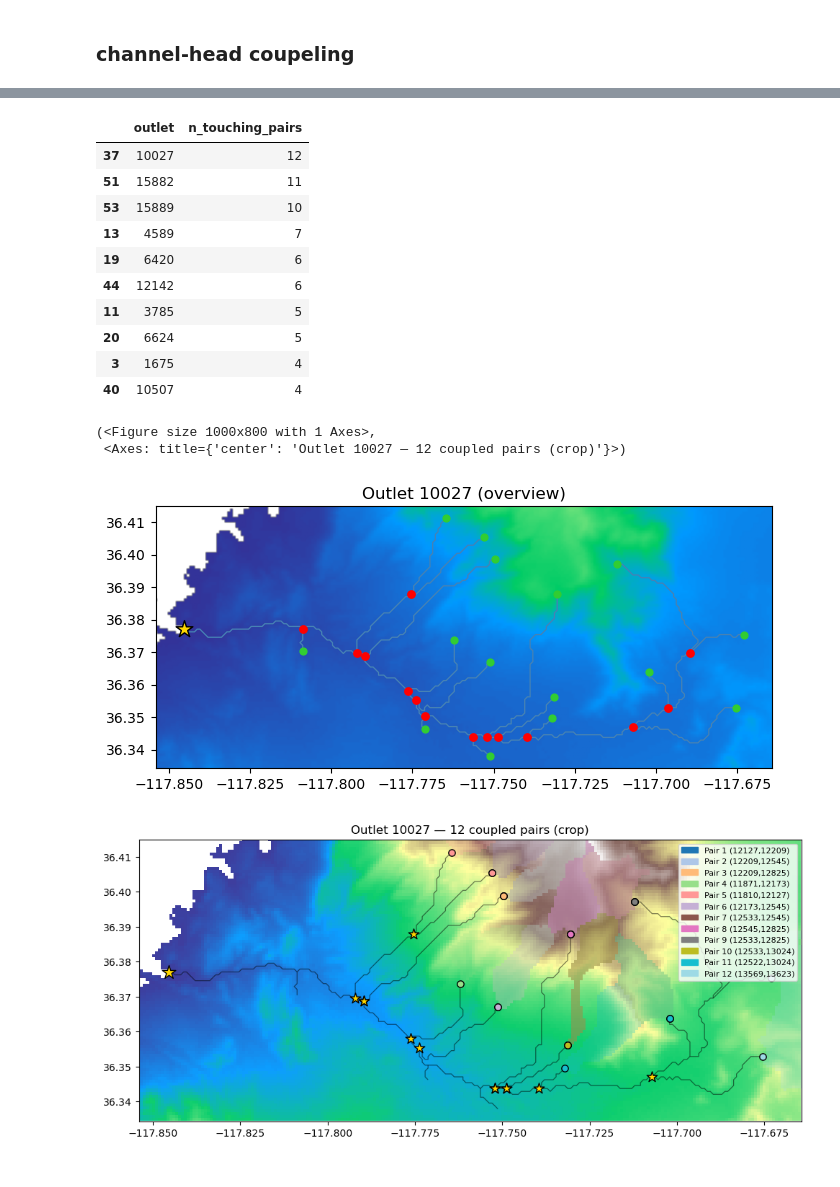
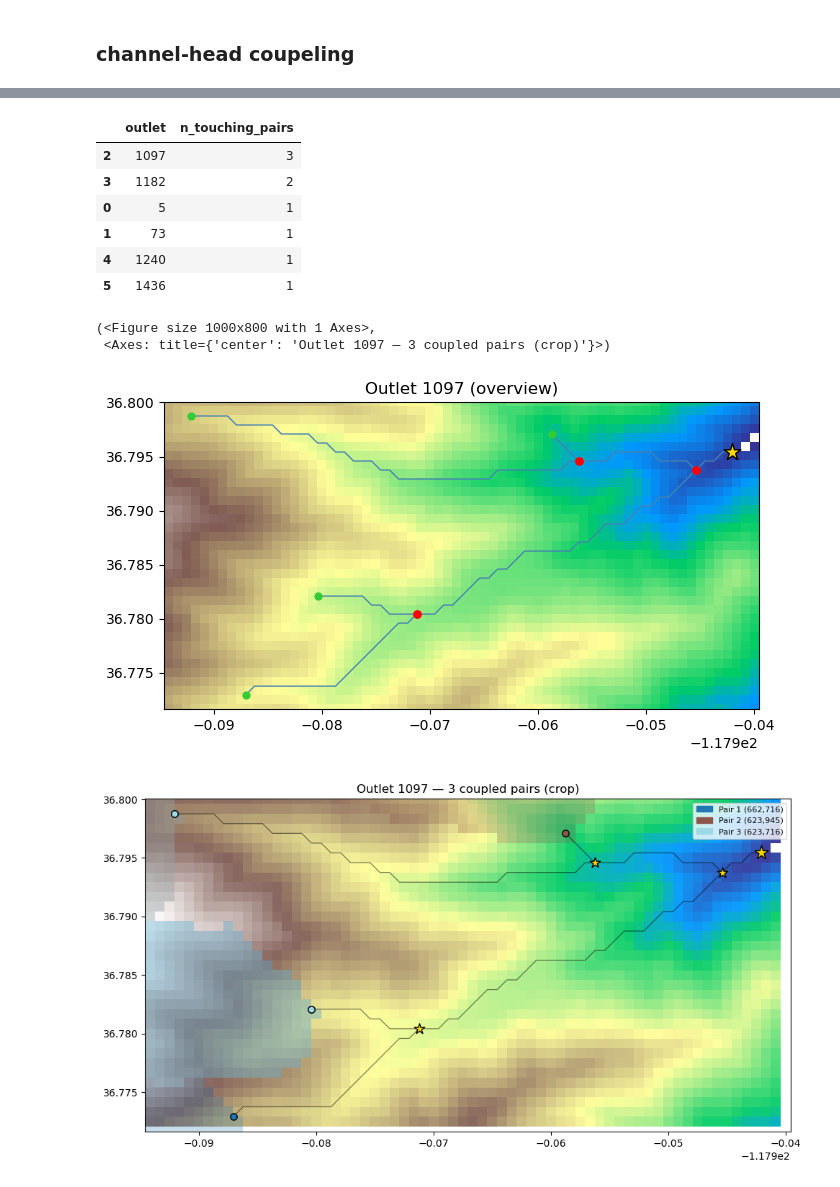
Before and after one commit to GP-Geo/CH_Project, a Jupyter notebook: notebooks/00_test.ipynb, the cells around one changed output, grey strips where cells are left out. Saved outputs shown, nothing was run; the diff lists cells and outputs as text; code cells hidden in the pictures.

```diff
--- a/notebooks/00_test.ipynb
+++ b/notebooks/00_test.ipynb
@@ -38,7 +38,7 @@ from src.plotting_utils import (
 We load the SRTM DEM from disk and mask out low elevation values (<1200 m).
 A basic visualization helps confirm the data integrity.
 # %%
-dem = tt3.read_tif("/Users/guypi/Projects/channel-heads/data/raw/output_srtm.tif")
+dem = tt3.read_tif("/Users/guypi/Projects/channel-heads/data/cropped_DEMs/Inyo_strm_crop.tif")
 dem.info()
 
 # Mask out low elevations
@@ -177,6 +163,6 @@ Outlet node IDs: [    0     1    23    25    26   235   446   568   635   762
 # %%
 # === choose outlet ===
-o = 15889
+o = outs[4]
 print("Selected outlet node id:", o)
 
 # === run the same downstream logic ===
@@ -311,25 +286,21 @@ summary_touch = (
 summary_touch.head(10)
 # %% [output]
 |  | outlet | n_touching_pairs |
-| 37 | 10027 | 12 |
-| 51 | 15882 | 11 |
-| 53 | 15889 | 10 |
-| 13 | 4589 | 7 |
-| 19 | 6420 | 6 |
-| 44 | 12142 | 6 |
-| 11 | 3785 | 5 |
-| 20 | 6624 | 5 |
-| 3 | 1675 | 4 |
-| 40 | 10507 | 4 |
+| 2 | 1097 | 3 |
+| 3 | 1182 | 2 |
+| 0 | 5 | 1 |
+| 1 | 73 | 1 |
+| 4 | 1240 | 1 |
+| 5 | 1436 | 1 |
 # %%
-plot_outlet_view(s, 10027, dem, view_mode="overview")
+plot_outlet_view(s, 1097, dem, view_mode="overview")
 
 
 
 # overview of all pairs still needs 'an'
-plot_all_coupled_pairs_for_outlet(fd, s, dem, an, df_touching, 10027, view_mode="crop")
+plot_all_coupled_pairs_for_outlet(fd, s, dem, an, df_touching, 1097, view_mode="crop")
 # %% [output]
 (<Figure size 1000x800 with 1 Axes>,
- <Axes: title={'center': 'Outlet 10027 — 12 coupled pairs (crop)'}>)
+ <Axes: title={'center': 'Outlet 1097 — 3 coupled pairs (crop)'}>)
-[figure, old version]
+[figure, new version]
-[figure, old version]
+[figure, new version]
```
Also changed, not shown: parts of 12 cells of this notebook, 19 other files.
